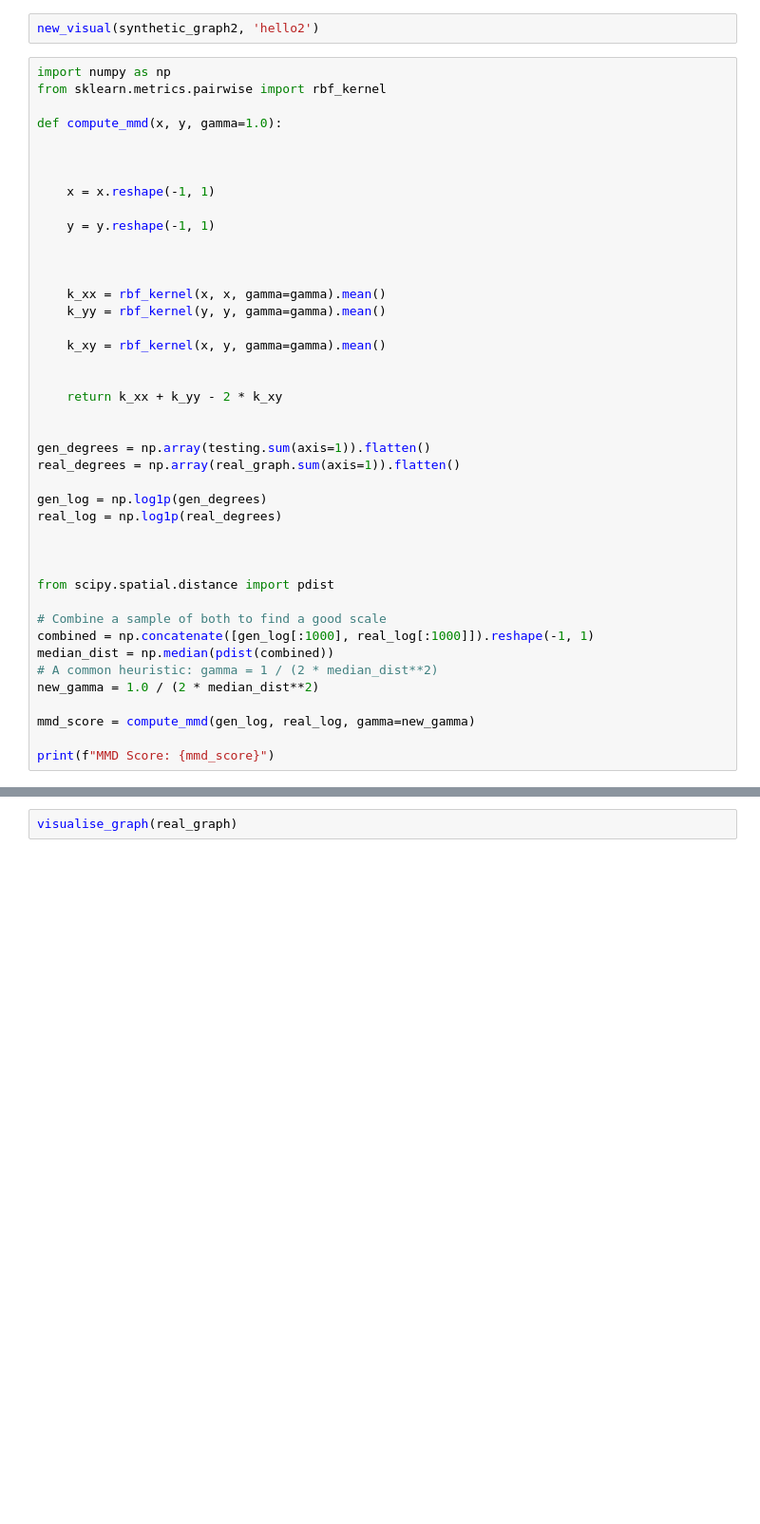
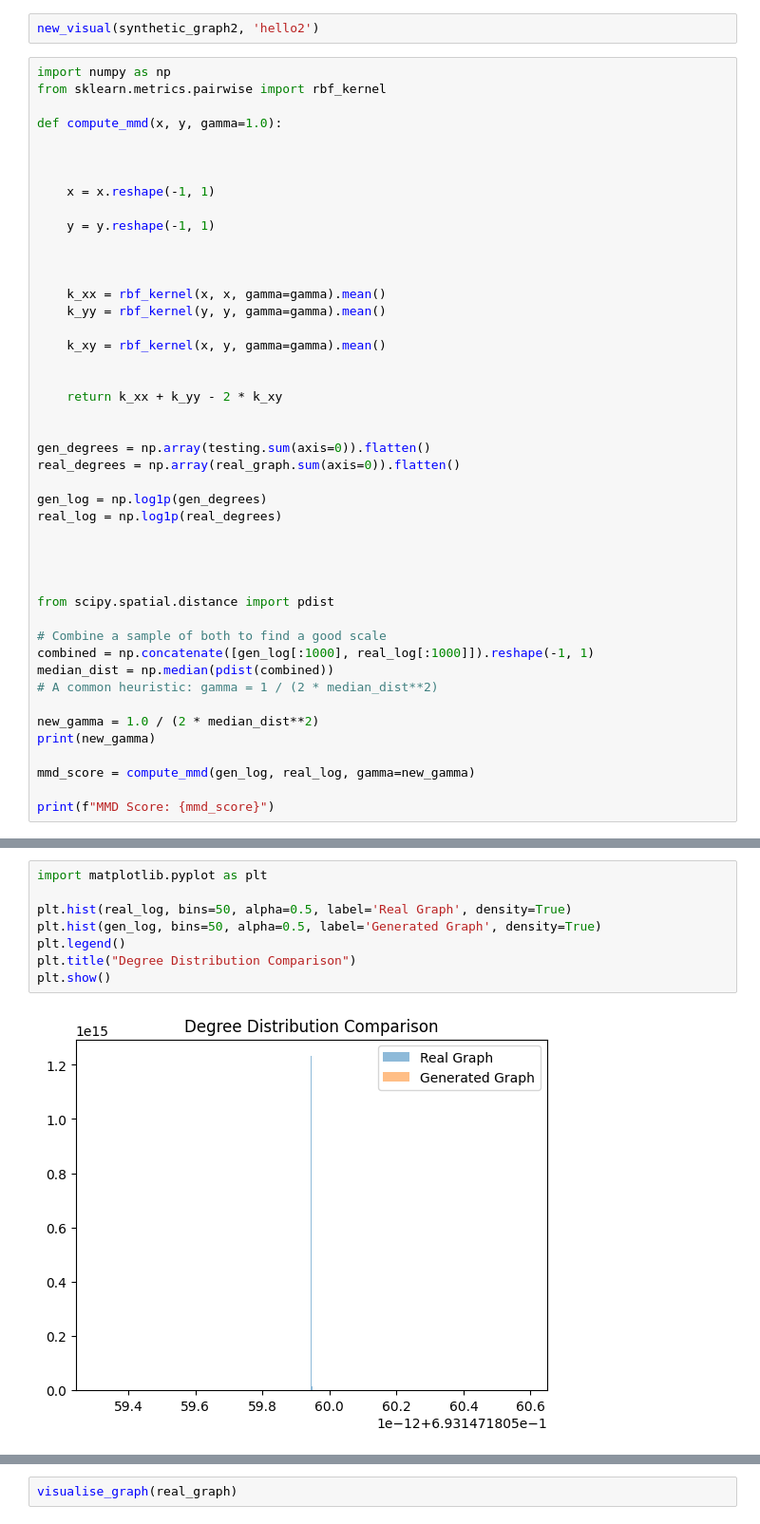
Before and after one commit to epnck/thesis, a Jupyter notebook: data generation/analysisSyntheticReal.ipynb, the cells around one changed output, grey strips where cells are left out. Shown at 95% size. Saved outputs shown, nothing was run; the diff lists cells and outputs as text; blank space fills up the shorter version.

```diff
--- a/data generation/analysisSyntheticReal.ipynb
+++ b/data generation/analysisSyntheticReal.ipynb
@@ -130,11 +132,12 @@ def compute_mmd(x, y, gamma=1.0):
     return k_xx + k_yy - 2 * k_xy
 
 
-gen_degrees = np.array(testing.sum(axis=1)).flatten()
-real_degrees = np.array(real_graph.sum(axis=1)).flatten()
+gen_degrees = np.array(testing.sum(axis=0)).flatten()
+real_degrees = np.array(real_graph.sum(axis=0)).flatten()
 
 gen_log = np.log1p(gen_degrees)
 real_log = np.log1p(real_degrees)
+
 
 
 
@@ -144,7 +147,9 @@ from scipy.spatial.distance import pdist
 combined = np.concatenate([gen_log[:1000], real_log[:1000]]).reshape(-1, 1)
 median_dist = np.median(pdist(combined))
 # A common heuristic: gamma = 1 / (2 * median_dist**2)
+
 new_gamma = 1.0 / (2 * median_dist**2)
+print(new_gamma)
 
 mmd_score = compute_mmd(gen_log, real_log, gamma=new_gamma)
 
@@ -154,3 +160,13 @@ MMD Score: 0.017935601185914418
+# %%
+import matplotlib.pyplot as plt
+
+plt.hist(real_log, bins=50, alpha=0.5, label='Real Graph', density=True)
+plt.hist(gen_log, bins=50, alpha=0.5, label='Generated Graph', density=True)
+plt.legend()
+plt.title("Degree Distribution Comparison")
+plt.show()
+# %% [output]
+[figure, added]
 # %%
 gen_log = np.log1p(population_test)
 real_log = np.log1p(population_real)
```
Also changed, not shown: parts of 7 cells of this notebook, 6 other files.
